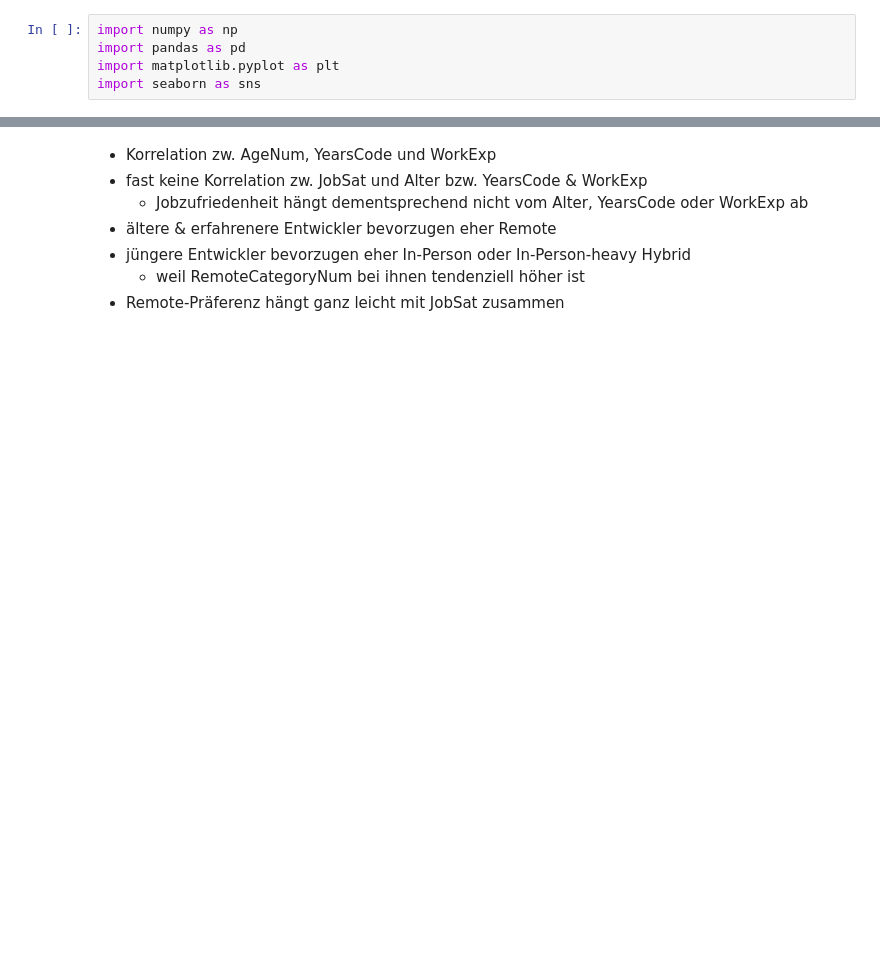
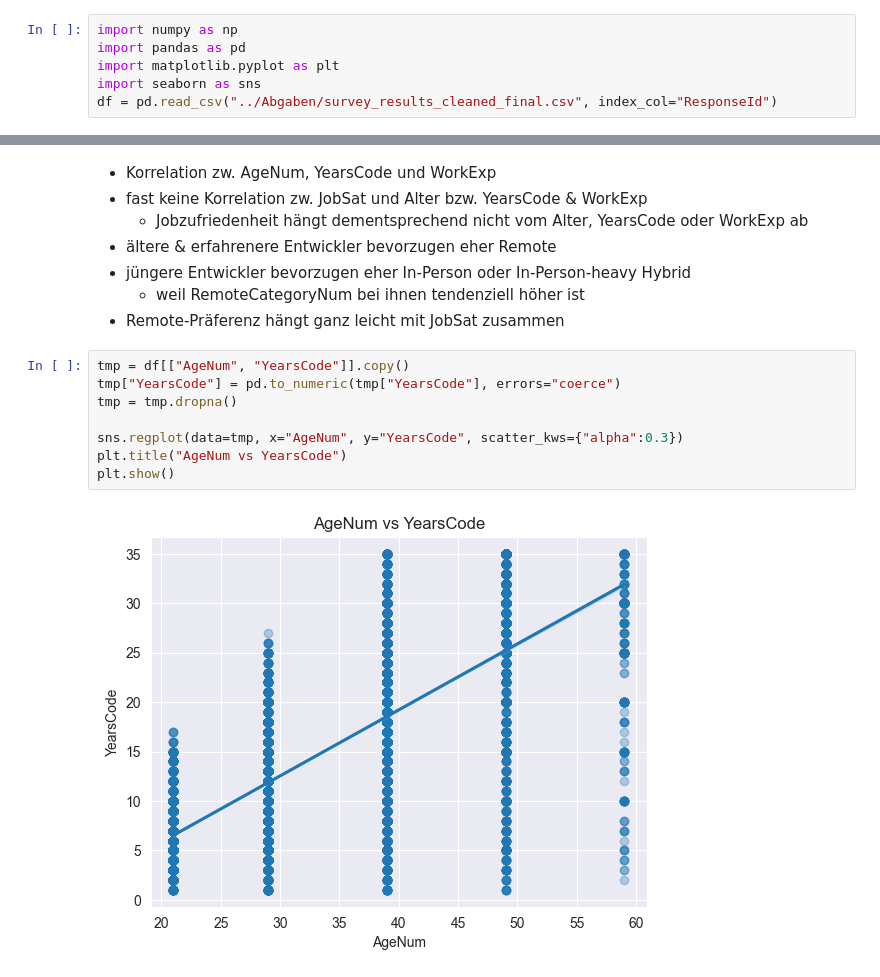
Before and after one commit to Moritz148/data-analytics-project, a Jupyter notebook: project/Mindestanforderungen4_Moritz.ipynb, the cells around one changed output, grey strips where cells are left out. Cells and saved outputs as stored; diff of their text form; blank space fills up the shorter version.

```diff
--- a/project/Mindestanforderungen4_Moritz.ipynb
+++ b/project/Mindestanforderungen4_Moritz.ipynb
@@ -70,6 +82,7 @@ import numpy as np
 import pandas as pd
 import matplotlib.pyplot as plt
 import seaborn as sns
+df = pd.read_csv("../Abgaben/survey_results_cleaned_final.csv", index_col="ResponseId")
 # %%
 age_map = {
     "Under 18 years old": 17,
@@ -100,3 +133,13 @@ sns.heatmap(df_corr.corr(method='spearman'),annot=True, cmap="coolwarm", vmin=-1
 - jüngere Entwickler bevorzugen eher In-Person oder In-Person-heavy Hybrid
     - weil RemoteCategoryNum bei ihnen tendenziell höher ist
 - Remote-Präferenz hängt ganz leicht mit JobSat zusammen
+# %%
+tmp = df[["AgeNum", "YearsCode"]].copy()
+tmp["YearsCode"] = pd.to_numeric(tmp["YearsCode"], errors="coerce")
+tmp = tmp.dropna()
+
+sns.regplot(data=tmp, x="AgeNum", y="YearsCode", scatter_kws={"alpha":0.3})
+plt.title("AgeNum vs YearsCode")
+plt.show()
+# %% [output]
+[figure, added]
```
Also changed, not shown: parts of 7 cells of this notebook, 3 other files.
